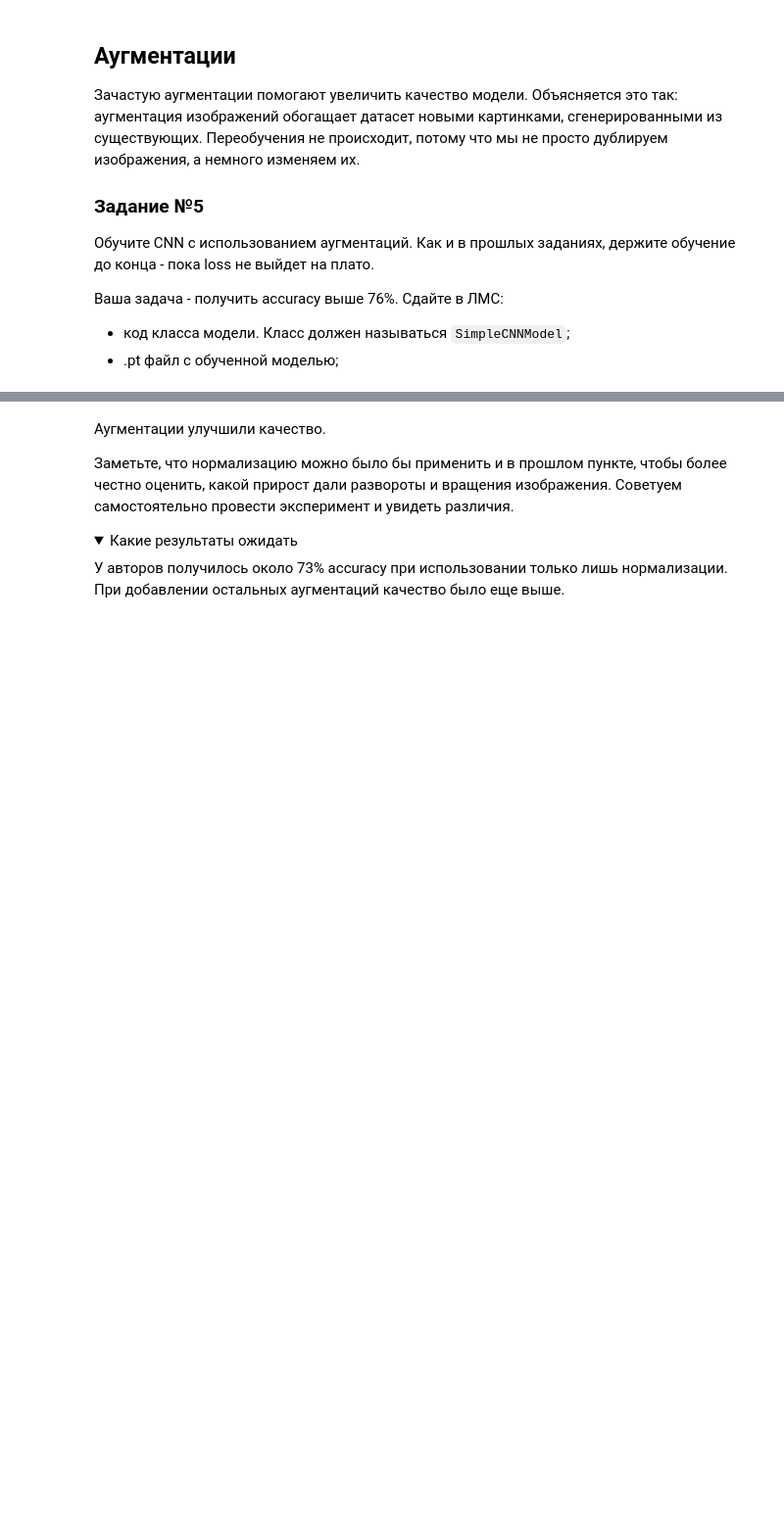
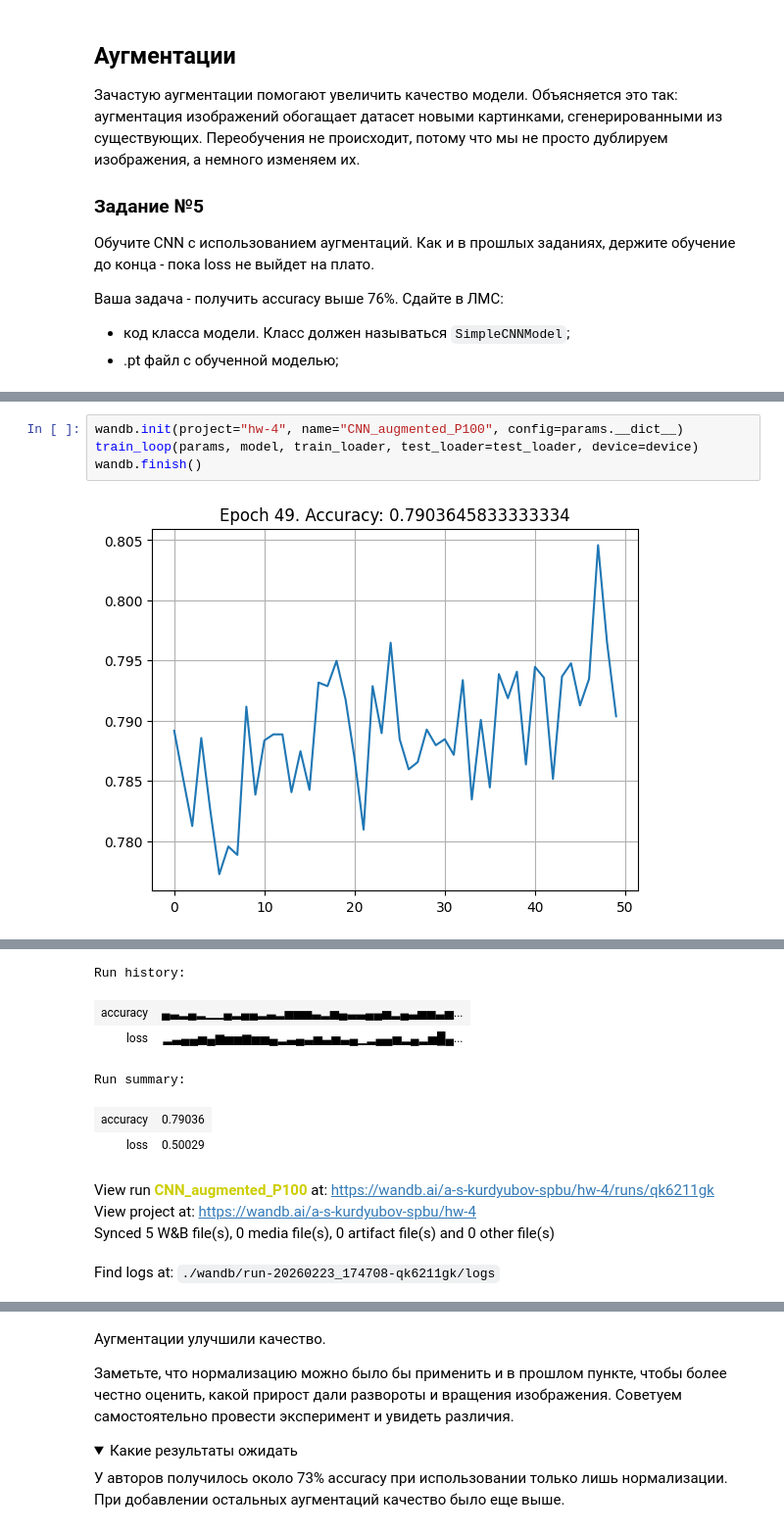
Before and after one commit to AndreyKurdyubov/Karpov.courses_DL, a Jupyter notebook: Base_DL/hw4-student.ipynb, the cells around one changed output, grey strips where cells are left out. Shown at 98% size. Drawn from its saved outputs; the diff is of its cells as text; folded sections open; blank space fills up the shorter version.

Commit message:
hw4 albumentations Simple CNN accuracy 0.79

```diff
--- a/Base_DL/hw4-student.ipynb
+++ b/Base_DL/hw4-student.ipynb
@@ -718,0 +1128,6 @@ transforms = A.Compose([
+# %%
+wandb.init(project="hw-4", name="CNN_augmented_P100", config=params.__dict__)
+train_loop(params, model, train_loader, test_loader=test_loader, device=device)
+wandb.finish()
+# %% [output]
+[figure, added]
@@ -718,0 +1135,10 @@ transforms = A.Compose([
+Run history:
+| accuracy | ▄▃▂▄▂▁▁▄▂▄▄▂▃▂▅▅▅▃▂▅▄▃▃▄▄▅▂▄▃▅▅▃▅... |
+| loss | ▂▃▄▄▅▄▆▅▅▆▅▅▄▂▃▄▃▅▃▅▃▄▁▂▄▄▅▂▄▂▅█▄... |
+Run summary:
+| accuracy | 0.79036 |
+| loss | 0.50029 |
+View run CNN_augmented_P100 at: https://wandb.ai/a-s-kurdyubov-spbu/hw-4/runs/qk6211gk
+View project at: https://wandb.ai/a-s-kurdyubov-spbu/hw-4
+Synced 5 W&B file(s), 0 media file(s), 0 artifact file(s) and 0 other file(s)
+Find logs at: ./wandb/run-20260223_174708-qk6211gk/logs
```
Also changed, not shown: parts of 16 cells of this notebook.
